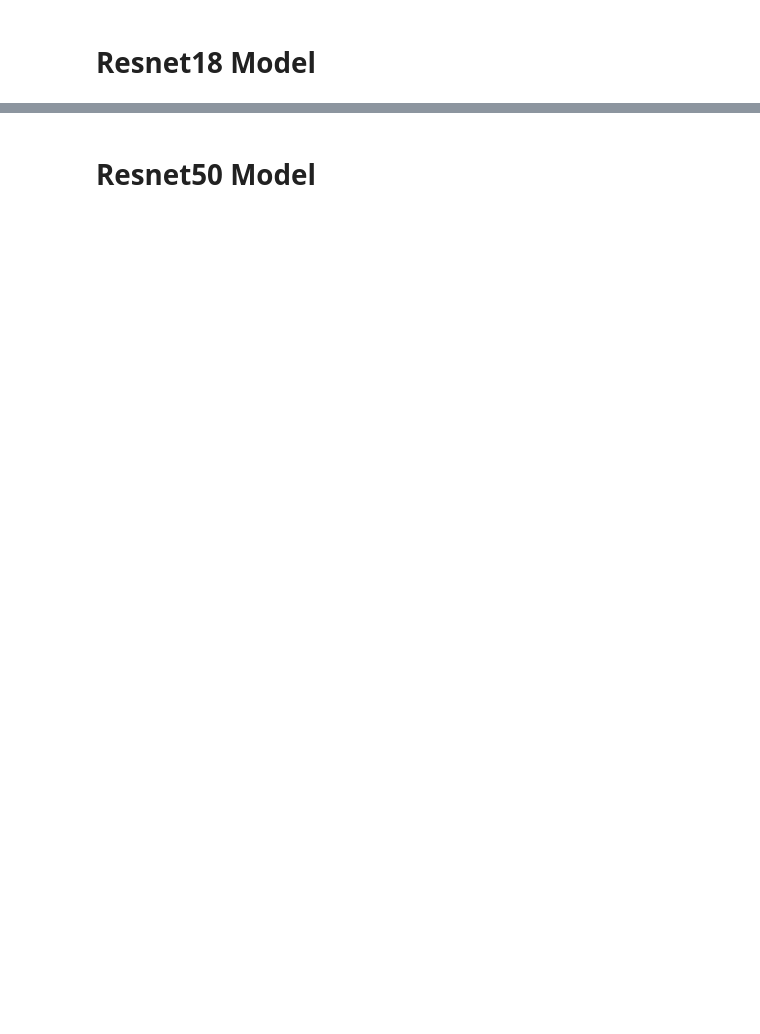
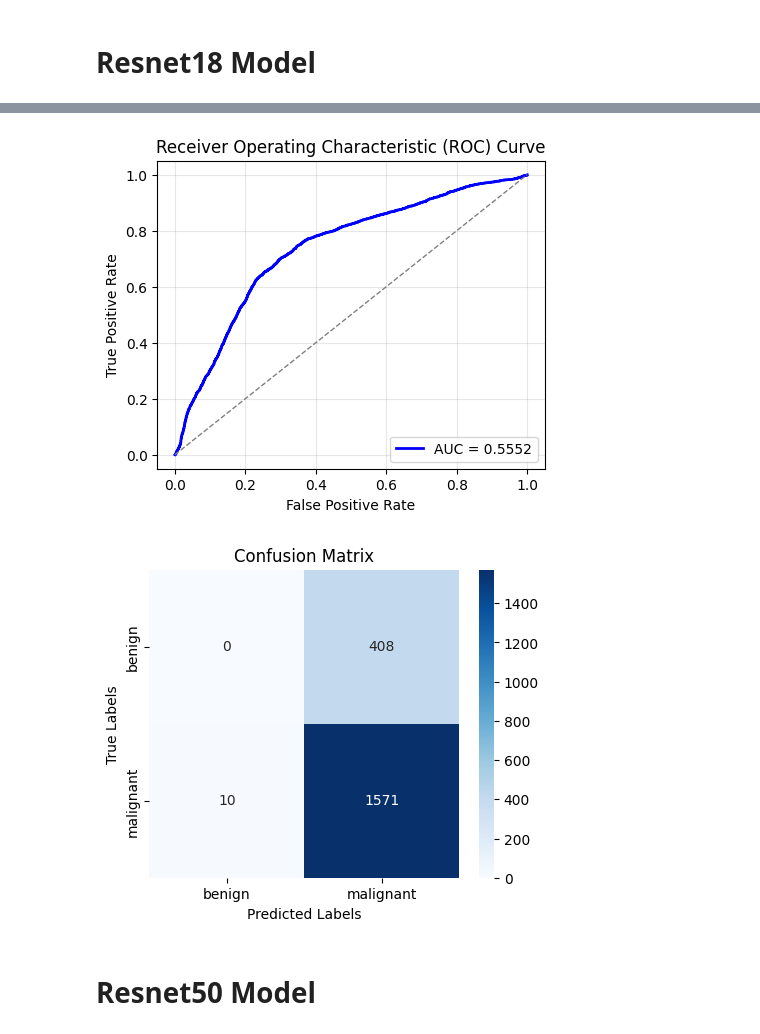
Before and after one commit to rustiiiiiii/TumorTrace_Infosys_Internship_Oct2024, a Jupyter notebook: Jaya Madhav/Code/tumor-trace.ipynb, the cells around one changed output, grey strips where cells are left out. Drawn from its saved outputs; the diff is of its cells as text; code cells hidden in the pictures; blank space fills up the shorter version.

```diff
--- a/Jaya Madhav/Code/tumor-trace.ipynb
+++ b/Jaya Madhav/Code/tumor-trace.ipynb
@@ -1278,0 +1387,12 @@ CustomResnet18(
+# %%
+import torch.nn as nn
+total_epochs = 50
+lr = 0.01
+momentum = 0.9
+no_cuda = False
+num_classes=2
+log_interval = 10
+l2_decay = 0.01
+model = Resnet18(num_classes=num_classes)
+model = model.to(device)
+criterion = nn.CrossEntropyLoss()
@@ -1278,0 +1558,2 @@ CustomResnet18(
+# %%
+test_accuracy, test_loss, test_auc, fpr, tpr = test(model, testloader)
@@ -1279,3 +1577,31 @@ CustomResnet18(
+# %%
+import matplotlib.pyplot as plt
+
+def plot_auc(fpr, tpr, auc_value):
+    plt.figure(figsize=(5, 4))
+    plt.plot(fpr, tpr, color='blue', lw=2, label=f'AUC = {auc_value:.4f}')
+    plt.plot([0, 1], [0, 1], color='gray', linestyle='--', lw=1)  # Diagonal line
+    plt.xlabel('False Positive Rate')
+    plt.ylabel('True Positive Rate')
+    plt.title('Receiver Operating Characteristic (ROC) Curve')
+    plt.legend(loc='lower right')
+    plt.grid(alpha=0.3)
+    plt.show()
+plot_auc(fpr, tpr, test_auc)
+
+import seaborn as sns
+
+def plot_confusion_matrix(cm, class_names):
+    plt.figure(figsize=(5, 4))
+    sns.heatmap(cm, annot=True, fmt='d', cmap='Blues', xticklabels=class_names, yticklabels=class_names)
+    plt.xlabel('Predicted Labels')
+    plt.ylabel('True Labels')
+    plt.title('Confusion Matrix')
+    plt.show()
+plot_confusion_matrix(cm, class_names=['benign', 'malignant'])
+# %% [output]
+[figure, added]
+[figure, added]
 # %% [markdown]
 # **Resnet50 Model**
 # %%
```
Also changed, not shown: parts of 26 cells of this notebook.
